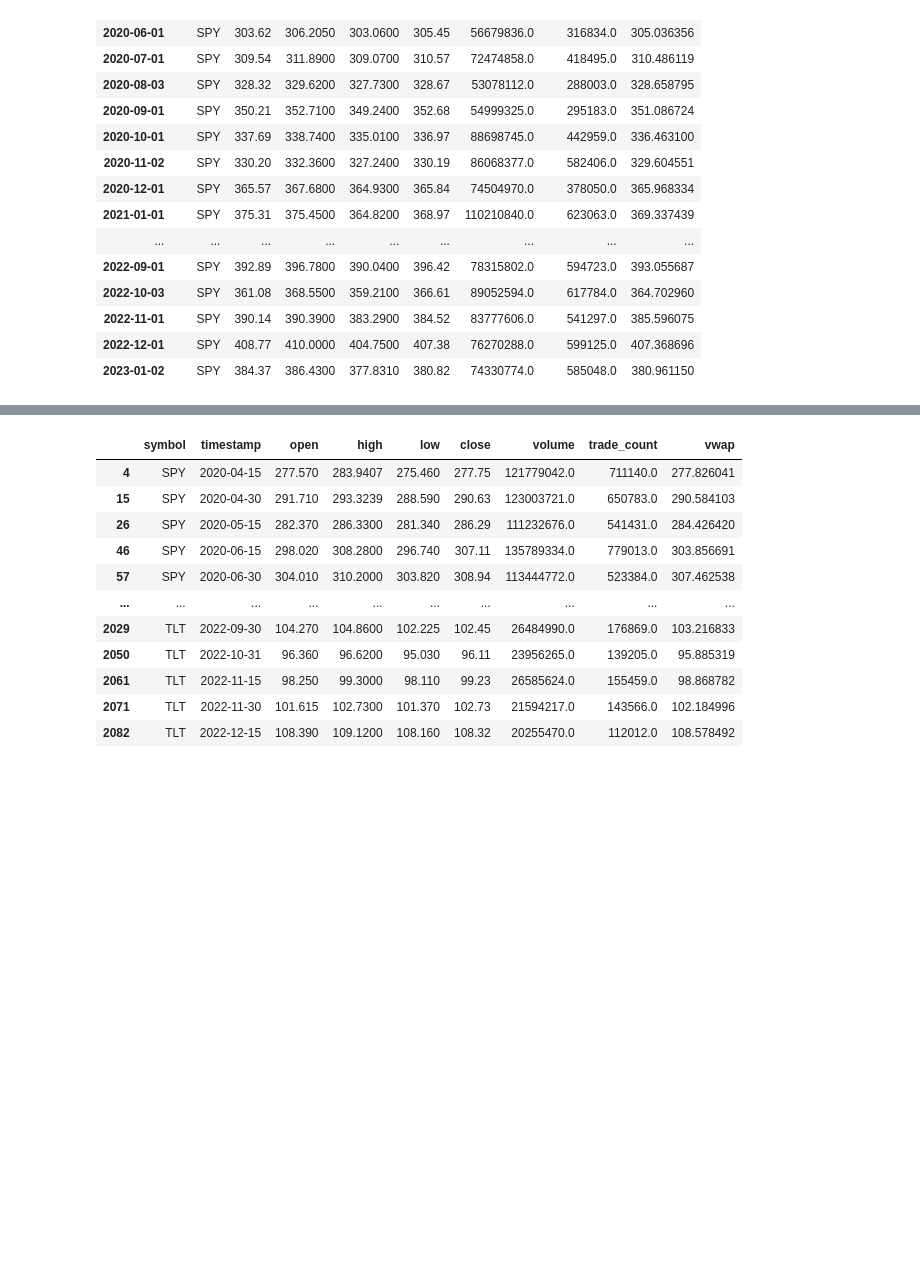
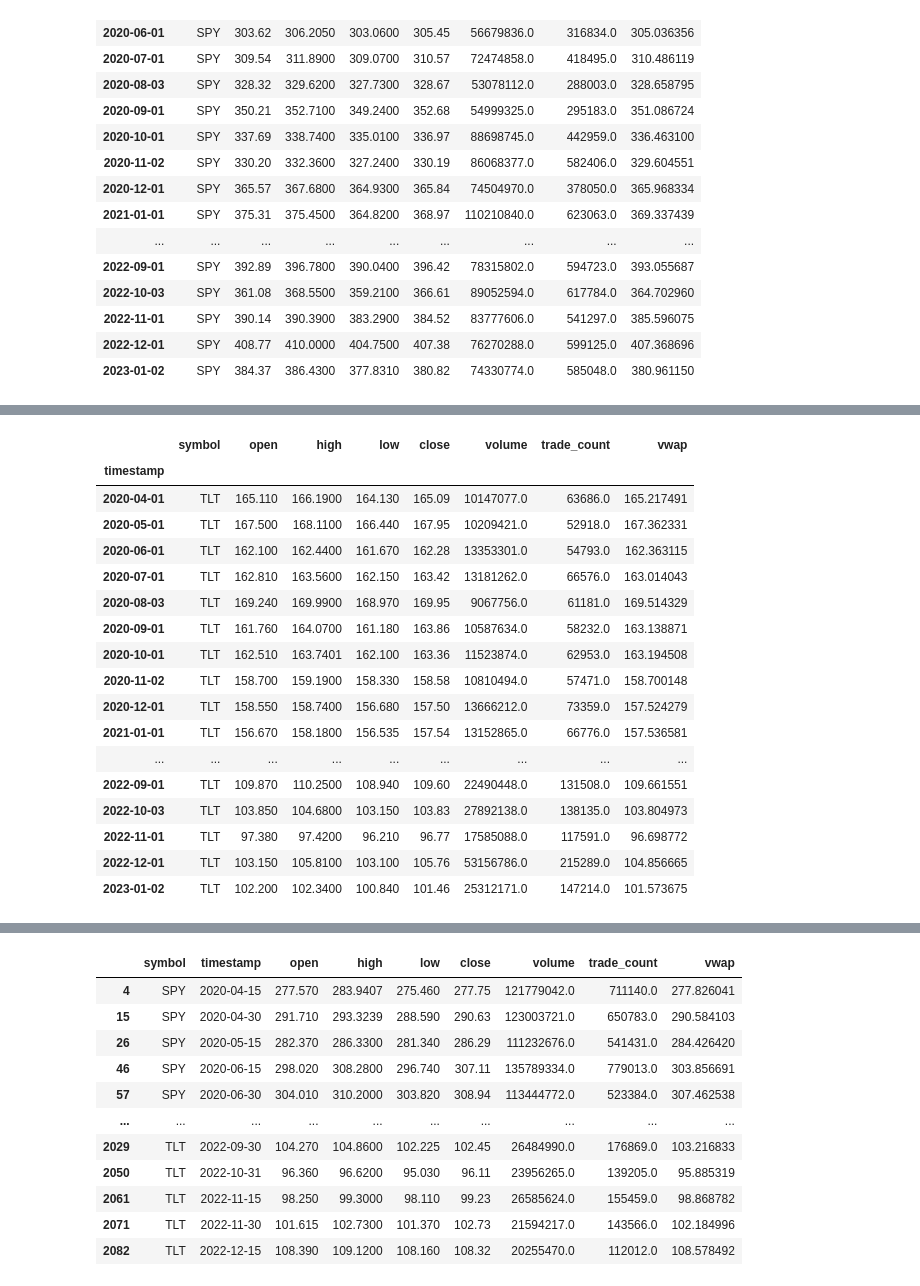
Before and after one commit to jordan-gilmartin/Alpaca-API-Data, a Jupyter notebook: Alpaca-API-Data.ipynb, the cells around one changed output, grey strips where cells are left out. Saved outputs shown, nothing was run; the diff lists cells and outputs as text; code cells hidden in the pictures; blank space fills up the shorter version.

```diff
--- a/Alpaca-API-Data.ipynb
+++ b/Alpaca-API-Data.ipynb
@@ -1150,0 +1218,23 @@ group_df.iloc[1:-1]
+# %%
+# Grouping TLT by business month start; nth isolates by symbol
+tlt_group_df = stock_index.groupby(pd.Grouper(freq='BMS')).nth(2)
+tlt_group_df
+# %% [output]
+|  | symbol | open | high | low | close | volume | trade_count | vwap |
+| timestamp |  |  |  |  |  |  |  |  |
+| 2020-04-01 | TLT | 165.110 | 166.1900 | 164.130 | 165.09 | 10147077.0 | 63686.0 | 165.217491 |
+| 2020-05-01 | TLT | 167.500 | 168.1100 | 166.440 | 167.95 | 10209421.0 | 52918.0 | 167.362331 |
+| 2020-06-01 | TLT | 162.100 | 162.4400 | 161.670 | 162.28 | 13353301.0 | 54793.0 | 162.363115 |
+| 2020-07-01 | TLT | 162.810 | 163.5600 | 162.150 | 163.42 | 13181262.0 | 66576.0 | 163.014043 |
+| 2020-08-03 | TLT | 169.240 | 169.9900 | 168.970 | 169.95 | 9067756.0 | 61181.0 | 169.514329 |
+| 2020-09-01 | TLT | 161.760 | 164.0700 | 161.180 | 163.86 | 10587634.0 | 58232.0 | 163.138871 |
+| 2020-10-01 | TLT | 162.510 | 163.7401 | 162.100 | 163.36 | 11523874.0 | 62953.0 | 163.194508 |
+| 2020-11-02 | TLT | 158.700 | 159.1900 | 158.330 | 158.58 | 10810494.0 | 57471.0 | 158.700148 |
+| 2020-12-01 | TLT | 158.550 | 158.7400 | 156.680 | 157.50 | 13666212.0 | 73359.0 | 157.524279 |
+| 2021-01-01 | TLT | 156.670 | 158.1800 | 156.535 | 157.54 | 13152865.0 | 66776.0 | 157.536581 |
+| ... | ... | ... | ... | ... | ... | ... | ... | ... |
+| 2022-09-01 | TLT | 109.870 | 110.2500 | 108.940 | 109.60 | 22490448.0 | 131508.0 | 109.661551 |
+| 2022-10-03 | TLT | 103.850 | 104.6800 | 103.150 | 103.83 | 27892138.0 | 138135.0 | 103.804973 |
+| 2022-11-01 | TLT | 97.380 | 97.4200 | 96.210 | 96.77 | 17585088.0 | 117591.0 | 96.698772 |
+| 2022-12-01 | TLT | 103.150 | 105.8100 | 103.100 | 105.76 | 53156786.0 | 215289.0 | 104.856665 |
+| 2023-01-02 | TLT | 102.200 | 102.3400 | 100.840 | 101.46 | 25312171.0 | 147214.0 | 101.573675 |
```
Also changed, not shown: parts of 6 cells of this notebook.
